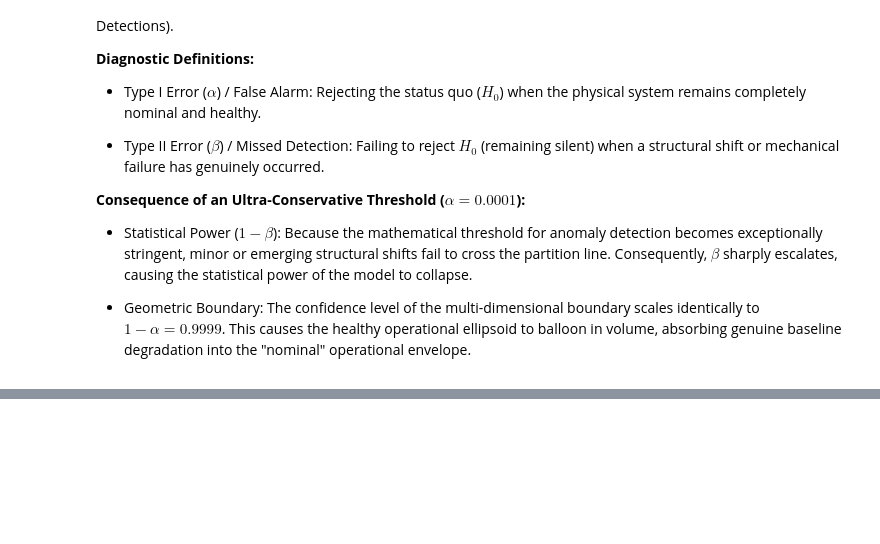
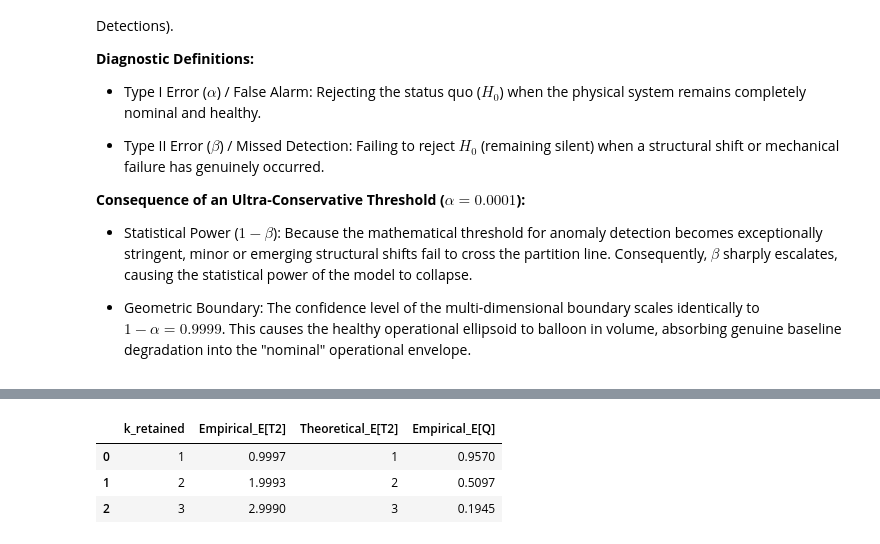
Before and after one commit to Gihan716/Statistical-Learning-e22263, a Jupyter notebook: Introduction_to_Numerical_Data_Analysis_Assignment.ipynb, the cells around one changed output, grey strips where cells are left out. Saved outputs shown, nothing was run; the diff lists cells and outputs as text; code cells hidden in the pictures; blank space fills up the shorter version.

```diff
--- a/Introduction_to_Numerical_Data_Analysis_Assignment.ipynb
+++ b/Introduction_to_Numerical_Data_Analysis_Assignment.ipynb
@@ -56,0 +450,90 @@ Expanding the MLE covariance trace around the true population mean $\boldsymbol{
+# %%
+import numpy as np
+import pandas as pd
+
+class StructuralDiagnosticsPCA:
+    def __init__(self, data: np.ndarray):
+        """
+        Initializes the PCA layer with baseline structural data.
+        """
+        self.raw_data = data
+        self.n, self.m = data.shape
+        self.mean_vector = np.mean(self.raw_data, axis=0)
+
+        # 1. Standardize and center the incoming realizations
+        self.X_centered = self.raw_data - self.mean_vector
+
+        # Calculate Unbiased Sample Covariance Matrix (S)
+        self.S = np.cov(self.X_centered, rowvar=False)
+
+        # 2. Spectral Decomposition
+        eigenvalues, eigenvectors = np.linalg.eigh(self.S)
+
+        # Sort in descending order
+        idx = np.argsort(eigenvalues)[::-1]
+        self.evals = eigenvalues[idx]
+        self.evecs = eigenvectors[:, idx]
+
+        # Transform data to Principal Space (Z)
+        self.Z = self.X_centered @ self.evecs
+
+    def evaluate_truncation_boundaries(self):
+        """
+        Loops through k in {1, 2, 3} and calculates the expected values
+        of Hotelling's T^2 and the Q-statistic.
+        """
+        results = []
+
+        # 3. Loop through possible subspace cutoff values k
+        for k in [1, 2, 3]:
+            # Calculate T^2 array for all samples
+            # T^2_i = Sum( z_{i,j}^2 / lambda_j ) for j=1 to k
+            Z_k = self.Z[:, :k]
+            evals_k = self.evals[:k]
+            T2_array = np.sum((Z_k ** 2) / evals_k, axis=1)
+
+            # Calculate Q statistic array for all samples
+            # Q_i = Sum( z_{i,j}^2 ) for j=k+1 to m
+            Z_res = self.Z[:, k:]
+            Q_array = np.sum(Z_res ** 2, axis=1)
+
+            # 4. Compute empirical means (Expected Value)
+            mean_T2 = np.mean(T2_array)
+            mean_Q = np.mean(Q_array)
+
+            # Theoretical expectation Check: E[T^2] should theoretically equal k
+            results.append({
+                'k_retained': k,
+                'Empirical_E[T2]': round(mean_T2, 4),
+                'Theoretical_E[T2]': k,
+                'Empirical_E[Q]': round(mean_Q, 4)
+            })
+
+        return pd.DataFrame(results)
+
+# --- Synthetic Data Generation ---
+np.random.seed(42)
+n_samples = 3000
+m_sensors = 4
+
+# Generate highly correlated nominal operational data
+true_cov = np.array([
+    [1.0, 0.8, 0.7, 0.6],
+    [0.8, 1.2, 0.9, 0.7],
+    [0.7, 0.9, 1.1, 0.8],
+    [0.6, 0.7, 0.8, 1.0]
+])
+baseline_snapshots = np.random.multivariate_normal(
+    mean=[0, 0, 0, 0],
+    cov=true_cov,
+    size=n_samples
+)
+
+# --- Execution ---
+# 5. Return metrics to verify theoretical derivations
+diagnostics_engine = StructuralDiagnosticsPCA(baseline_snapshots)
+df_results = diagnostics_engine.evaluate_truncation_boundaries()
+
+print("--- Subspace Truncation Diagnostics ---")
+display(df_results)
+# %% [output]
@@ -56,0 +541,4 @@ Expanding the MLE covariance trace around the true population mean $\boldsymbol{
+|  | k_retained | Empirical_E[T2] | Theoretical_E[T2] | Empirical_E[Q] |
+| 0 | 1 | 0.9997 | 1 | 0.9570 |
+| 1 | 2 | 1.9993 | 2 | 0.5097 |
+| 2 | 3 | 2.9990 | 3 | 0.1945 |
```
Also changed, not shown: parts of 63 cells of this notebook.
